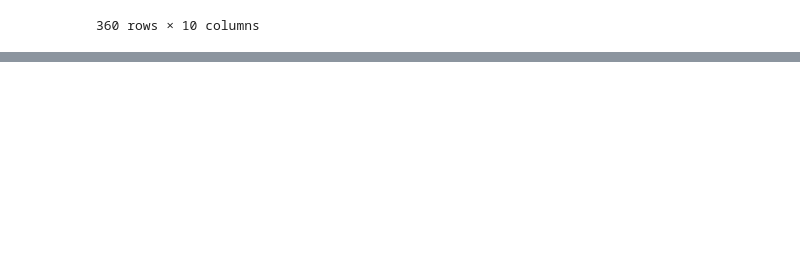
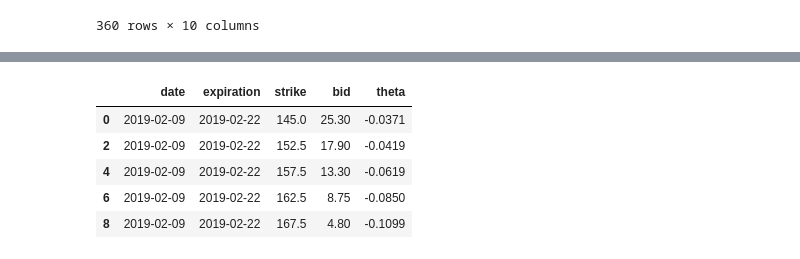
Before and after one commit to dhruvesh131199/covered_call_backtesting, a Jupyter notebook: covered_call_backtesting.ipynb, the cells around one changed output, grey strips where cells are left out. Cells and saved outputs as stored; diff of their text form; code cells hidden in the pictures; blank space fills up the shorter version.

```diff
--- a/covered_call_backtesting.ipynb
+++ b/covered_call_backtesting.ipynb
@@ -376,0 +192,12 @@ print(test)
+# %%
+#Keep only call data and Get rid of unnecessary columns
+option_chain = option_chain[option_chain["call_put"] == "Call"]
+option_chain = option_chain.drop(["act_symbol", "call_put", "ask", "vol", "delta", "gamma", "vega", "rho"], axis = 1)
+option_chain.head()
+# %% [output]
+|  | date | expiration | strike | bid | theta |
+| 0 | 2019-02-09 | 2019-02-22 | 145.0 | 25.30 | -0.0371 |
+| 2 | 2019-02-09 | 2019-02-22 | 152.5 | 17.90 | -0.0419 |
+| 4 | 2019-02-09 | 2019-02-22 | 157.5 | 13.30 | -0.0619 |
+| 6 | 2019-02-09 | 2019-02-22 | 162.5 | 8.75 | -0.0850 |
+| 8 | 2019-02-09 | 2019-02-22 | 167.5 | 4.80 | -0.1099 |
```
Also changed, not shown: parts of 26 cells of this notebook, 2 other files.
